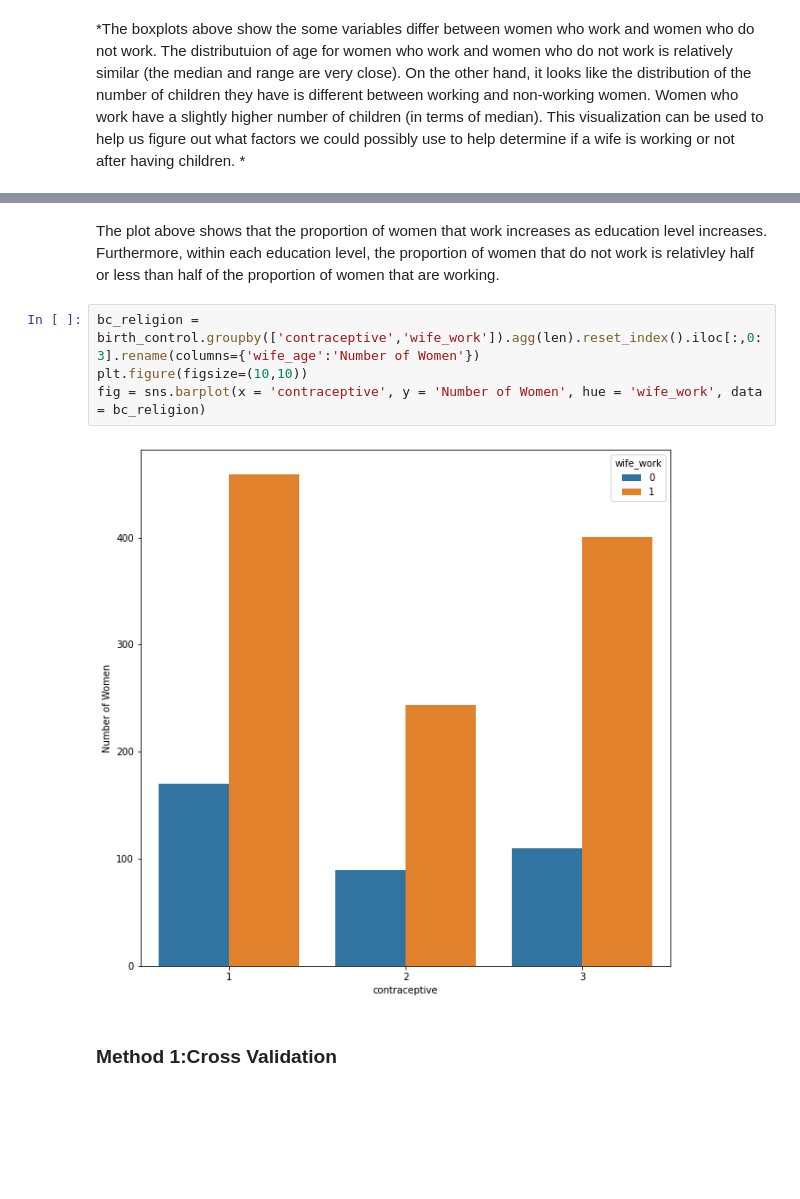
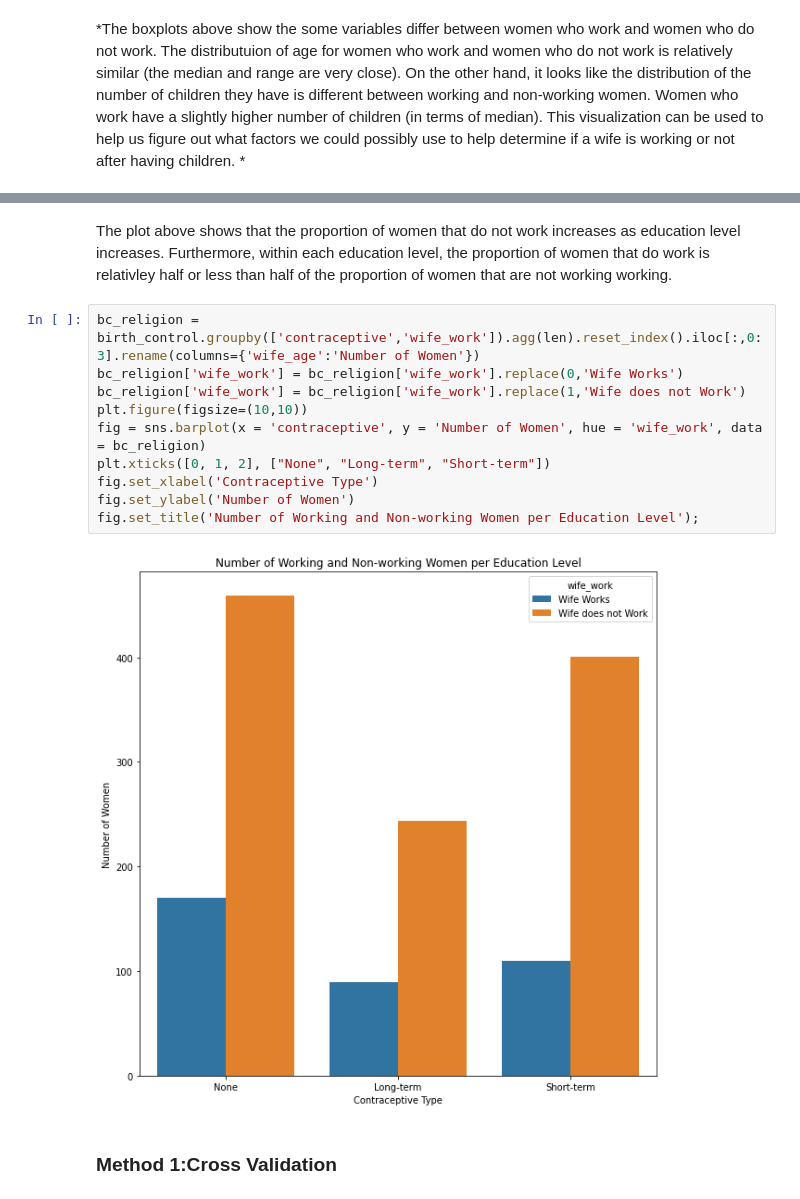
Before and after one commit to amandayuan/data100_final_contraceptive, a Jupyter notebook: contraceptive.ipynb, the cells around one changed output, grey strips where cells are left out. Saved outputs shown, nothing was run; the diff lists cells and outputs as text; blank space fills up the shorter version.

```diff
--- a/contraceptive.ipynb
+++ b/contraceptive.ipynb
@@ -880,11 +948,17 @@ fig.set_title('Distribution of Working and Non-Working Women with Different Educ
 # %% [markdown]
-The plot above shows that the proportion of women that work increases as education level increases. Furthermore, within each education level, the proportion of women that do not work is relativley half or less than half of the proportion of women that are working.
+The plot above shows that the proportion of women that do not work increases as education level increases. Furthermore, within each education level, the proportion of women that do work is relativley half or less than half of the proportion of women that are not working working.
 # %%
 bc_religion = birth_control.groupby(['contraceptive','wife_work']).agg(len).reset_index().iloc[:,0:3].rename(columns={'wife_age':'Number of Women'})
+bc_religion['wife_work'] = bc_religion['wife_work'].replace(0,'Wife Works')
+bc_religion['wife_work'] = bc_religion['wife_work'].replace(1,'Wife does not Work')
 plt.figure(figsize=(10,10))
 fig = sns.barplot(x = 'contraceptive', y = 'Number of Women', hue = 'wife_work', data = bc_religion)
+plt.xticks([0, 1, 2], ["None", "Long-term", "Short-term"])
+fig.set_xlabel('Contraceptive Type')
+fig.set_ylabel('Number of Women')
+fig.set_title('Number of Working and Non-working Women per Education Level');
 # %% [output]
-[figure, old version]
+[figure, new version]
 # %% [markdown]
 ### **Method 1:Cross Validation**
 # %% [markdown]
```
Also changed, not shown: parts of 90 cells of this notebook.
